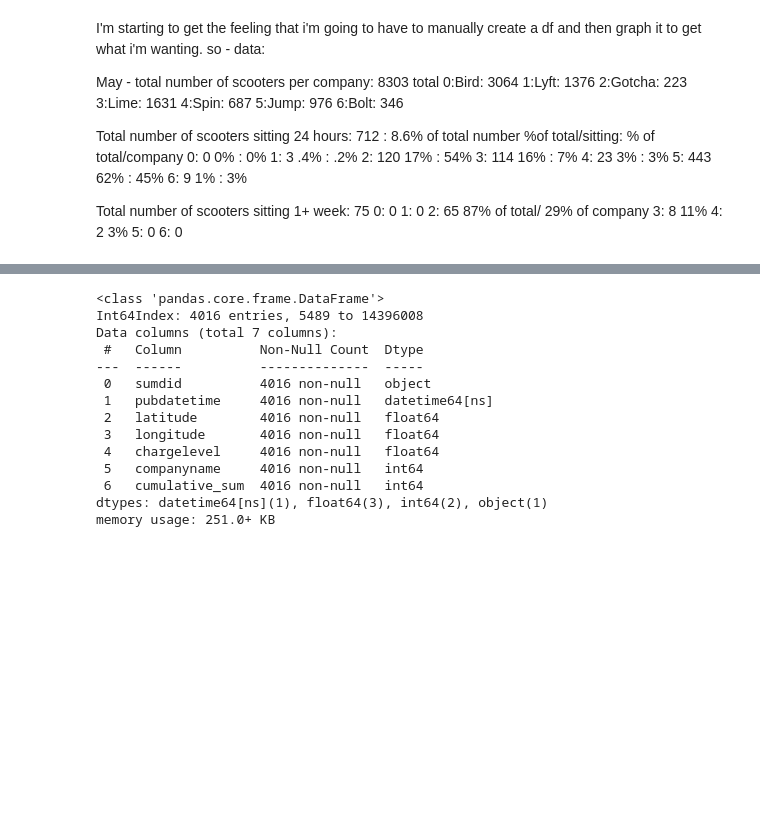
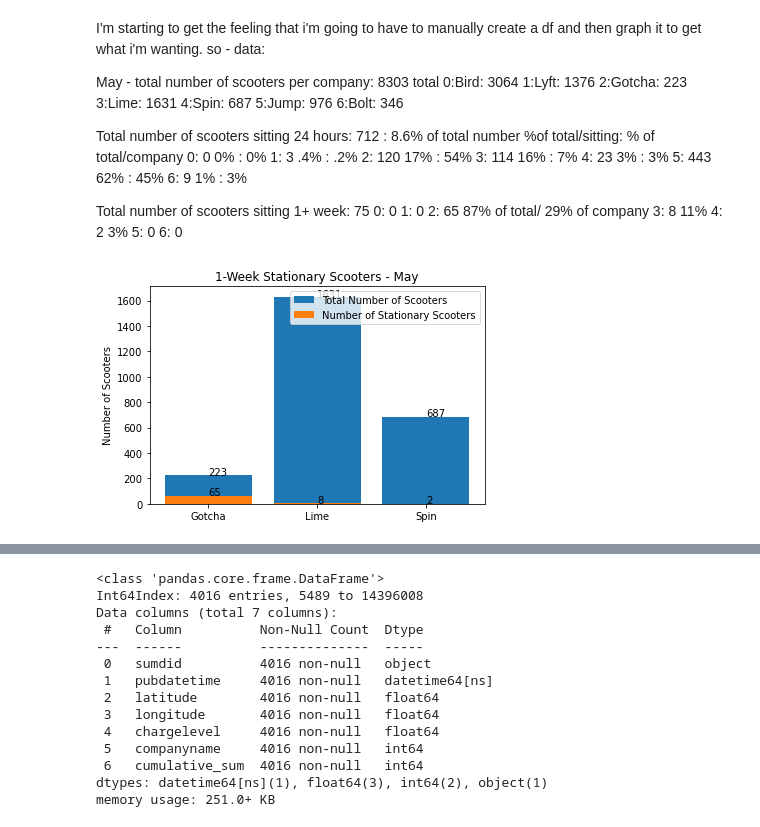
Before and after one commit to Rhunsilval/nashville_scooters_python, a Jupyter notebook: notebooks/5_stationary_scooter_analysis_visuals.ipynb, the cells around one changed output, grey strips where cells are left out. Saved outputs shown, nothing was run; the diff lists cells and outputs as text; code cells hidden in the pictures; blank space fills up the shorter version.

```diff
--- a/notebooks/5_stationary_scooter_analysis_visuals.ipynb
+++ b/notebooks/5_stationary_scooter_analysis_visuals.ipynb
@@ -830,3 +841,32 @@ Total number of scooters sitting 1+ week: 75
 4: 2    3%
 5: 0
 6: 0
+# %%
+May_scooter_viz = pd.DataFrame({
+    "Company" : ["Bird", "Lyft","Gotcha", "Lime","Spin","Jump","Bolt"],
+    "Total_Number_of_Scooters" : [3064, 1376, 223, 1631, 687, 976, 346],
+    "Number_of_24hour_Stationary_Scooters" : [0, 3, 120, 114, 23, 443, 9],
+    "Number_of 1week_Stationary_Scooters" : [0,0,65,8,2,0,0]
+})
+
+
+May_scooter_viz2 = pd.DataFrame({
+    "company":["Gotcha", "Lime", "Spin"],
+    "total_number":[223,1631,687],
+    "week_number":[65,8,2]
+})
+# %%
+plt.bar(May_scooter_viz2.company, May_scooter_viz2.total_number,label="Total Number of Scooters")
+plt.bar(May_scooter_viz2.company, May_scooter_viz2.week_number, label="Number of Stationary Scooters")
+plt.legend()
+plt.ylabel("Number of Scooters")
+plt.title("1-Week Stationary Scooters - May")
+plt.text('Gotcha',223,'223')
+plt.text('Gotcha',65,'65')
+plt.text('Lime',1631,'1631')
+plt.text('Lime',8,'8')
+plt.text('Spin',687,'687')
+plt.text('Spin',2,'2')
+plt.show()
+# %% [output]
+[figure, added]
```
Also changed, not shown: parts of 9 cells of this notebook.
